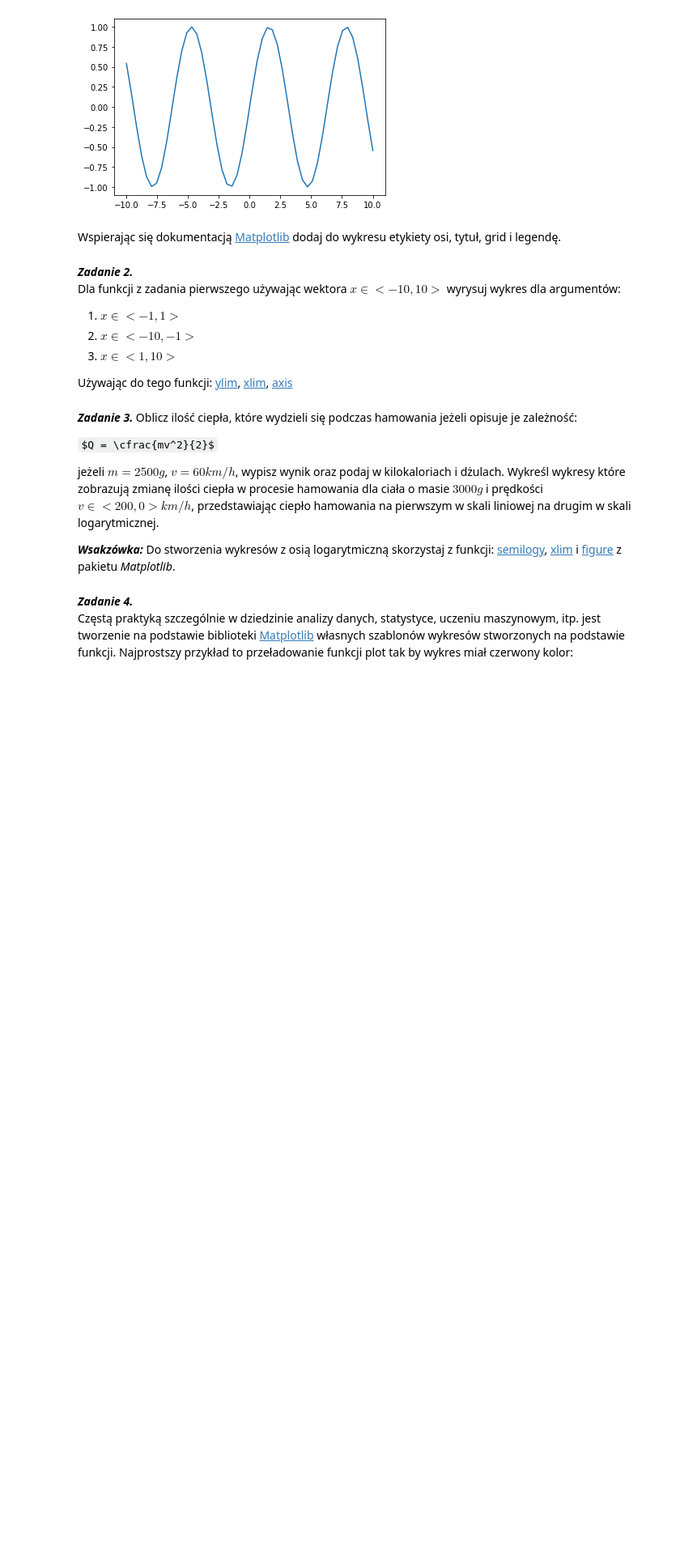
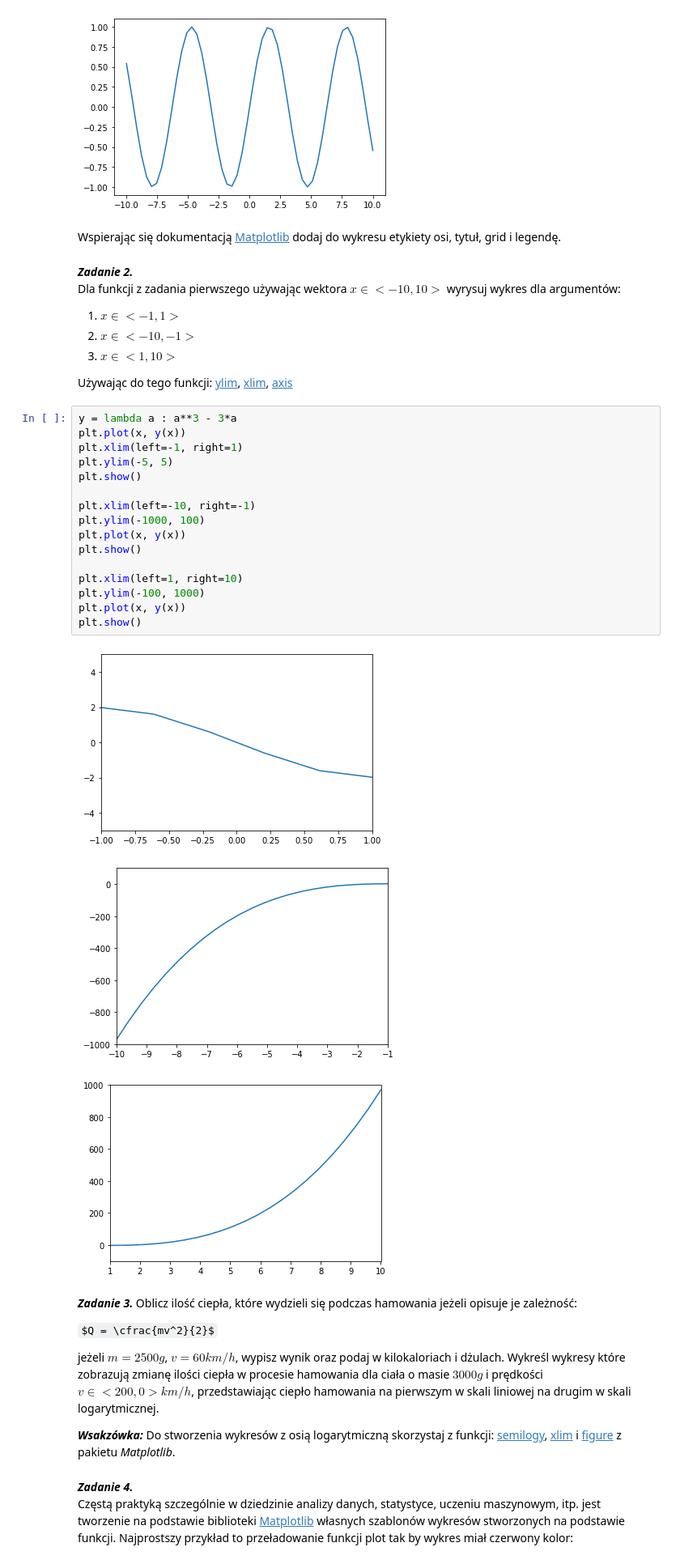
Before and after one commit to turbokoxpl/MN-lab2, a Jupyter notebook: sprawozdanie.ipynb, the cells around one changed output. Shown: that part at 81% size. Cells and saved outputs as stored; diff of their text form; some formulas as TeX source; blank space fills up the shorter version.

```diff
--- a/sprawozdanie.ipynb
+++ b/sprawozdanie.ipynb
@@ -38,6 +63,26 @@ Dla funkcji z zadania pierwszego używając wektora $x \in <-10,10>$ wyrysuj wyk
 3. $x\in<1,10>$
 
 Używając do tego funkcji: [ylim](https://matplotlib.org/3.3.1/api/_as_gen/matplotlib.pyplot.ylim.html), [xlim](https://matplotlib.org/3.3.2/api/_as_gen/matplotlib.pyplot.xlim.html), [axis](https://matplotlib.org/3.3.2/api/_as_gen/matplotlib.pyplot.axis.html)
+# %%
+y = lambda a : a**3 - 3*a
+plt.plot(x, y(x))
+plt.xlim(left=-1, right=1)
+plt.ylim(-5, 5)
+plt.show()
+
+plt.xlim(left=-10, right=-1)
+plt.ylim(-1000, 100)
+plt.plot(x, y(x))
+plt.show()
+
+plt.xlim(left=1, right=10)
+plt.ylim(-100, 1000)
+plt.plot(x, y(x))
+plt.show()
+# %% [output]
+[figure, added]
+[figure, added]
+[figure, added]
 # %% [markdown]
 ***Zadanie 3.***
 Oblicz ilość ciepła, które wydzieli się podczas hamowania jeżeli opisuje je zależność:
```
Also changed, not shown: parts of 3 cells of this notebook.
